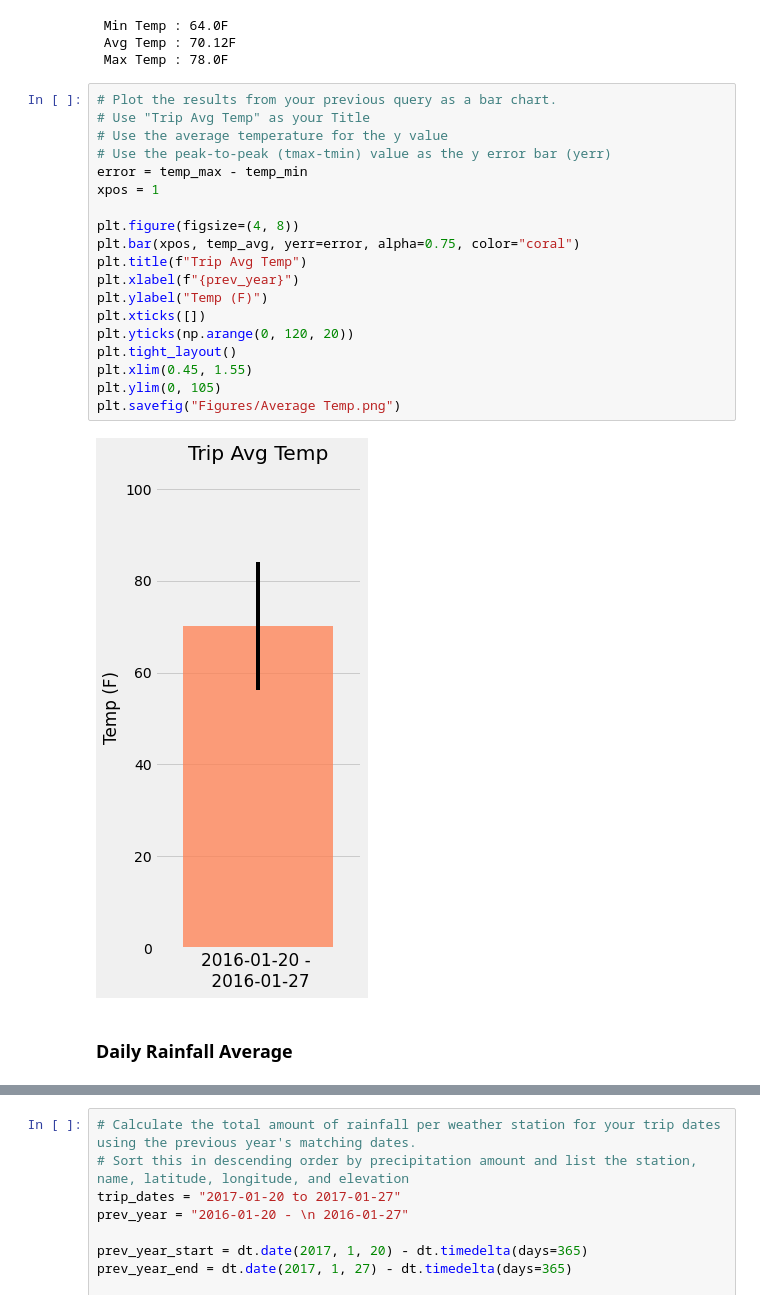
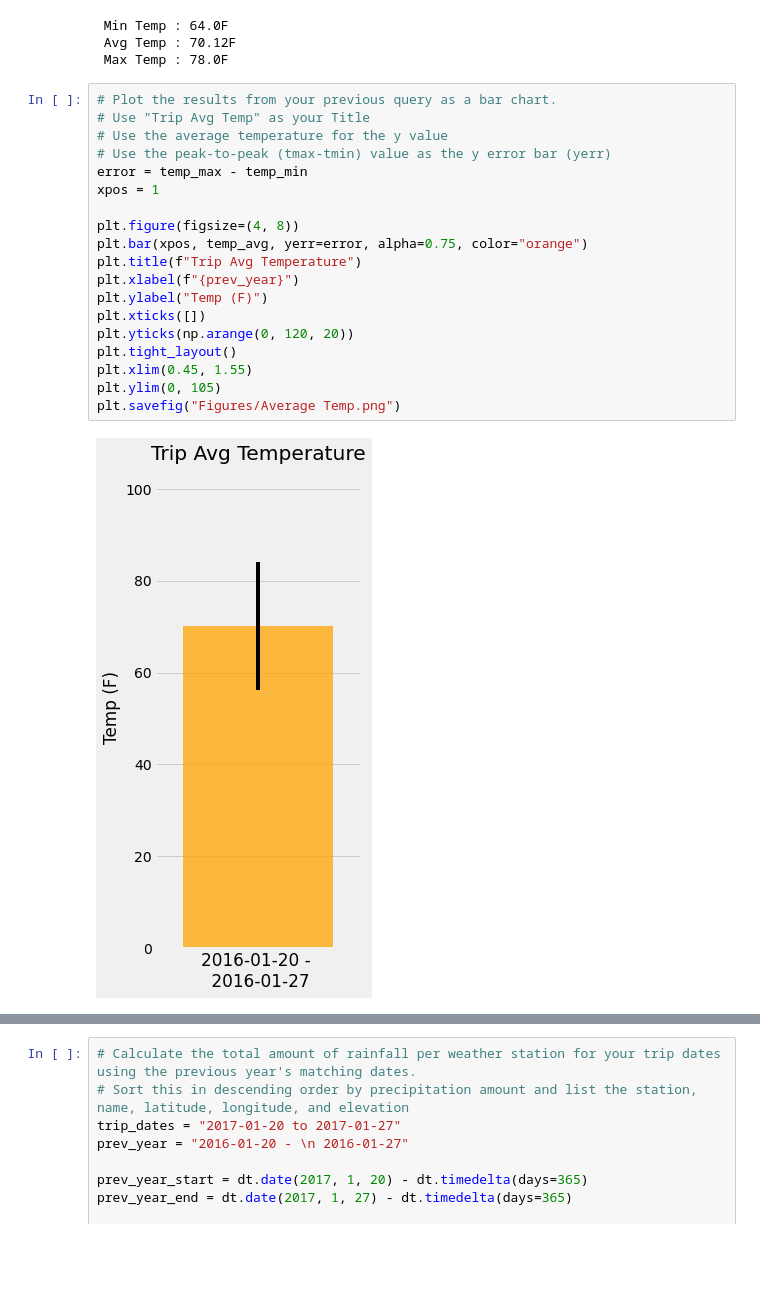
Before and after one commit to leslievazquez/SQL_Alchemy_Challenge, a Jupyter notebook: climate_starter.ipynb, the cells around one changed output, grey strips where cells are left out. Cells and saved outputs as stored; diff of their text form; blank space fills up the shorter version.

```diff
--- a/climate_starter.ipynb
+++ b/climate_starter.ipynb
@@ -200,23 +280,21 @@ print(f" Max Temp : {temp_max}F")
 # %%
 # Plot the results from your previous query as a bar chart.
 # Use "Trip Avg Temp" as your Title
 # Use the average temperature for the y value
 # Use the peak-to-peak (tmax-tmin) value as the y error bar (yerr)
 error = temp_max - temp_min
 xpos = 1
 
 plt.figure(figsize=(4, 8))
-plt.bar(xpos, temp_avg, yerr=error, alpha=0.75, color="coral")
-plt.title(f"Trip Avg Temp")
+plt.bar(xpos, temp_avg, yerr=error, alpha=0.75, color="orange")
+plt.title(f"Trip Avg Temperature")
 plt.xlabel(f"{prev_year}")
 plt.ylabel("Temp (F)")
 plt.xticks([])
 plt.yticks(np.arange(0, 120, 20))
 plt.tight_layout()
 plt.xlim(0.45, 1.55)
 plt.ylim(0, 105)
 plt.savefig("Figures/Average Temp.png")
 # %% [output]
-[figure, old version]
+[figure, new version]
-# %% [markdown]
-### Daily Rainfall Average
```
Also changed, not shown: parts of 13 cells of this notebook.
